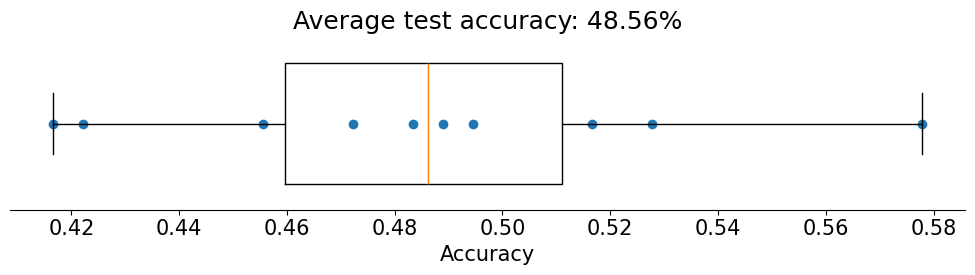
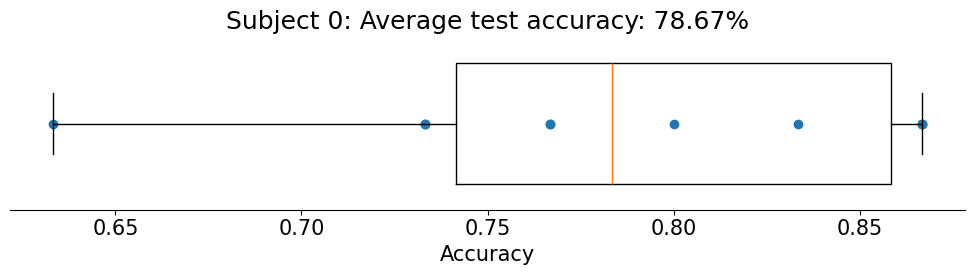
The notebook cell's code change between the first figure and the second:
--- before
+++ after
@@ -1,12 +1,16 @@
 # @title Acc plot
 
-f, ax = plt.subplots(figsize=(len(accuracies), 3))
-ax.boxplot(accuracies, vert=False, widths=.7)
-ax.scatter(accuracies, np.ones(len(accuracies)))
-ax.set(
-  xlabel="Accuracy",
-  yticks=[],
-  title=f"Average test accuracy: {accuracies.mean():.2%}"
-)
-ax.spines["left"].set_visible(False)
-plt.show()
+for idx, sub_data in data_by_sub.items():
+    accuracies = sub_data["accuracies"]
+    y_sub = sub_data["labels"]
+
+    f, ax = plt.subplots(figsize=(len(accuracies), 3))
+    ax.boxplot(accuracies, vert=False, widths=.7)
+    ax.scatter(accuracies, np.ones(len(accuracies)))
+    ax.set(
+      xlabel="Accuracy",
+      yticks=[],
+      title=f"Subject {idx}: Average test accuracy: {accuracies.mean():.2%}"
+    )
+    ax.spines["left"].set_visible(False)
+    plt.show()

Commit: Added logistic regression models per patients, instead of only a general one